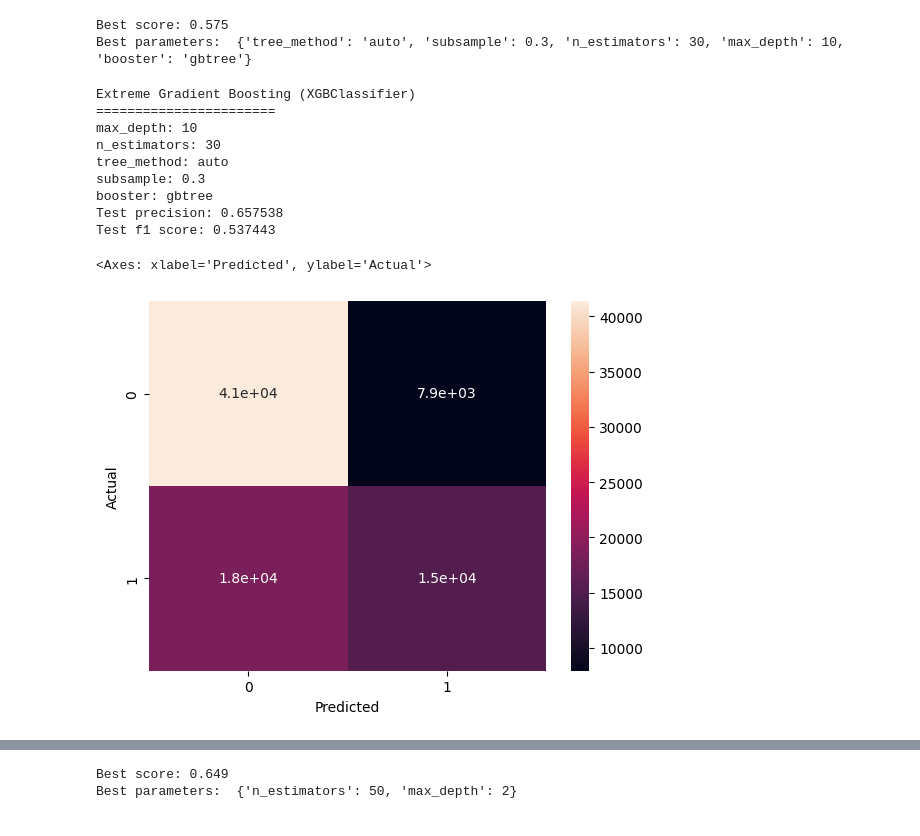
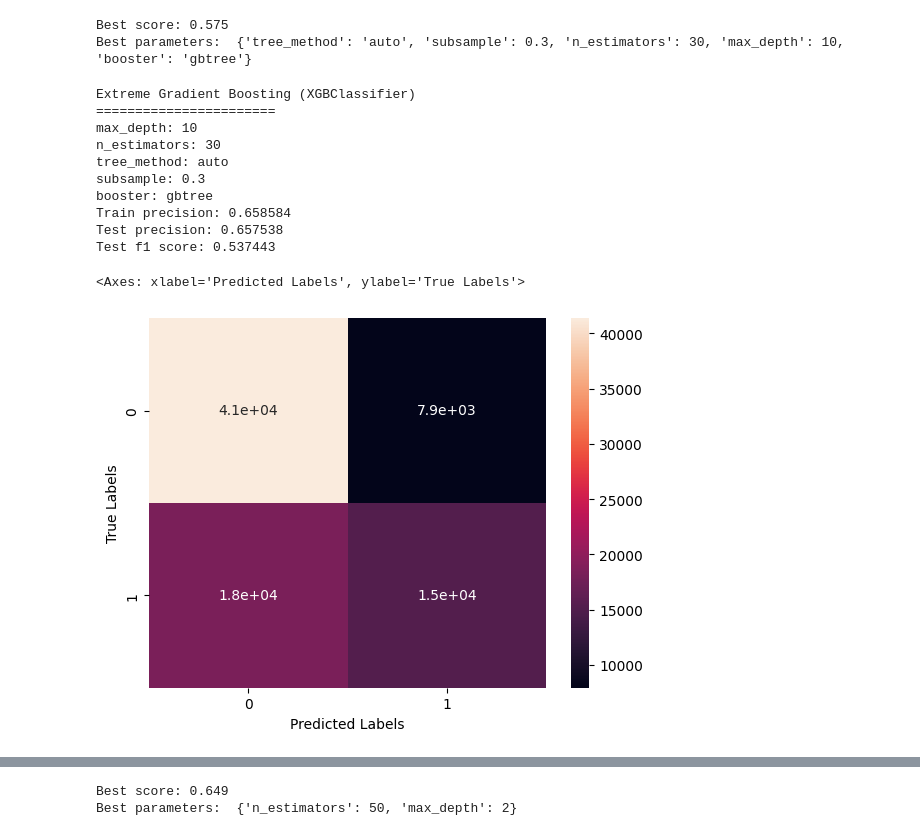
Before and after one commit to Bodegraven1991/Kickstarter_machine_learning_project, a Jupyter notebook: XGBoost.ipynb, the cells around one changed output, grey strips where cells are left out. Cells and saved outputs as stored; diff of their text form; code cells hidden in the pictures.

```diff
--- a/XGBoost.ipynb
+++ b/XGBoost.ipynb
@@ -486,6 +486,7 @@ Best parameters:  {'tree_method': 'auto', 'subsample': 0.3, 'n_estimators': 30,
 # assingning the best fitted parameters
 xgb_best3 = rs3.best_estimator_
 
+y_pred_rs3 = xgb_best3.predict(X_train_preprocessed)
 y_pred_test_rs3 = xgb_best3.predict(X_test_preprocessed)
 
 print('Extreme Gradient Boosting (XGBClassifier)')
@@ -496,6 +497,8 @@ print('tree_method: {}'.format(xgb_best3.tree_method))
 print('subsample: {}'.format(xgb_best3.subsample))
 print('booster: {}'.format(xgb_best3.booster))
 
+rxgb_precision3_train = precision_score(y_train, y_pred_rs3)
+print('Train precision: {:2f}'.format(rxgb_precision3_train))
 rxgb_precision3 = precision_score(y_test, y_pred_test_rs3)
 print('Test precision: {:2f}'.format(rxgb_precision3))
 rxgb_f1score3 = f1_score(y_test, y_pred_test_rs3)
@@ -508,15 +511,16 @@ n_estimators: 30
 tree_method: auto
 subsample: 0.3
 booster: gbtree
+Train precision: 0.658584
 Test precision: 0.657538
 Test f1 score: 0.537443
 # %%
 # Confusion matrix using pandas crosstab
-conf_matrix= pd.crosstab(y_test, y_pred_test_rs3, rownames=['Actual'], colnames=['Predicted'])
+conf_matrix= pd.crosstab(y_test, y_pred_test_rs3, rownames=['True Labels'], colnames=['Predicted Labels'])
 sns.heatmap(conf_matrix, annot=True)
 # %% [output]
-<Axes: xlabel='Predicted', ylabel='Actual'>
+<Axes: xlabel='Predicted Labels', ylabel='True Labels'>
-[figure, old version]
+[figure, new version]
 # %%
 # try to use the unscaled data
 param_grid = {'max_depth': [2,4,3,6,10],
```
Also changed, not shown: parts of 4 cells of this notebook, 4 other files.
